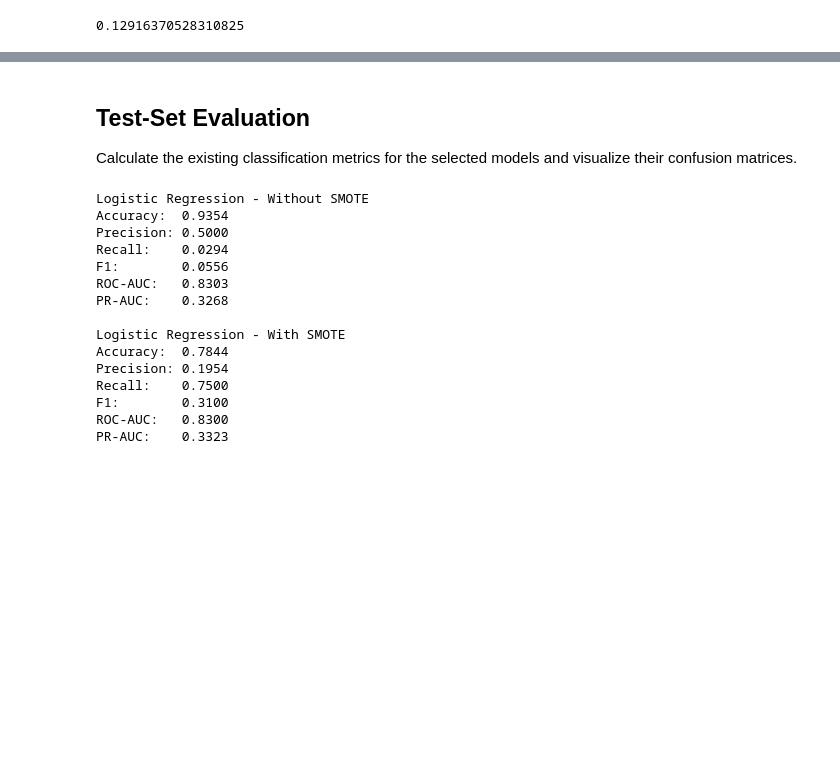
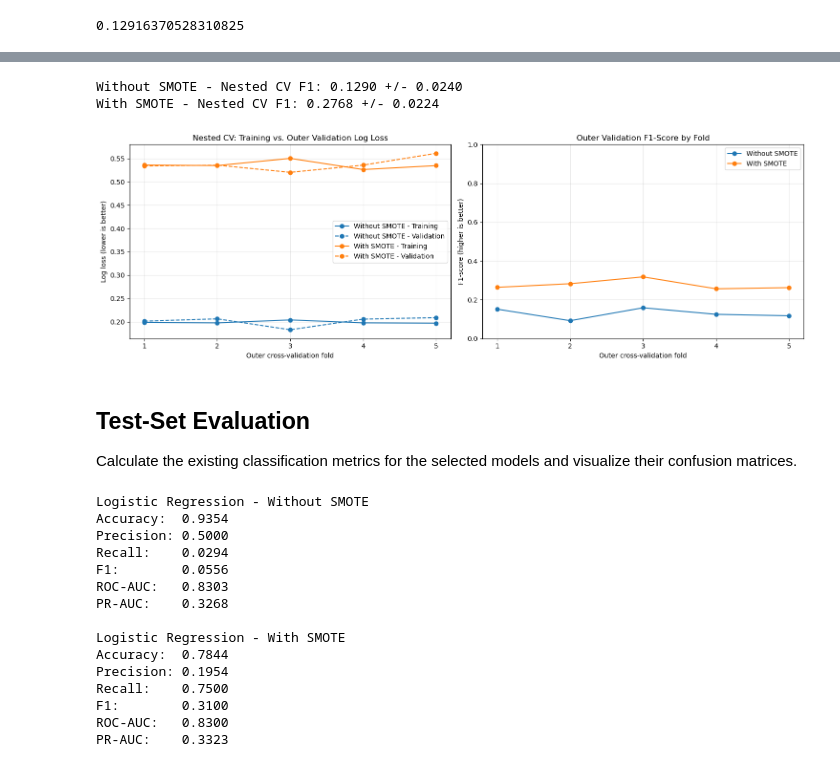
Before and after one commit to habib33-3/diabetes-detection-system, a Jupyter notebook: diadb.ipynb, the cells around one changed output, grey strips where cells are left out. Saved outputs shown, nothing was run; the diff lists cells and outputs as text; code cells hidden in the pictures; blank space fills up the shorter version.

```diff
--- a/diadb.ipynb
+++ b/diadb.ipynb
@@ -807,7 +807,8 @@ Define the existing search space and tune both pipeline variants using the train
 # %%
 param_grid = {
     "classifier__C": [0.01, 0.1, 1, 10, 100],
-    "classifier__solver": ["liblinear", "lbfgs"]
+    "classifier__solver": ["liblinear", "lbfgs"],
+    "classifier__max_iter": [20, 40, 50,100]
 }
 # %%
 from sklearn.model_selection import GridSearchCV
@@ -893,3 +900,71 @@ best_with_smote = grid_with_smote.best_estimator_
+# %%
+from sklearn.model_selection import cross_validate
+
+outer_cv = StratifiedKFold(n_splits=5, shuffle=True, random_state=2025)
+
+cv_comparison = {}
+for model_name, model in cv_models.items():
+    cv_comparison[model_name] = cross_validate(
+        model,
+        X_train,
+        y_train,
+        cv=outer_cv,
+        scoring={"f1": "f1", "neg_log_loss": "neg_log_loss"},
+        return_train_score=True,
+        n_jobs=1,
+    )
+# %%
+import numpy as np
+
+folds = np.arange(1, outer_cv.get_n_splits(X_train, y_train) + 1)
+colors = {"Without SMOTE": "tab:blue", "With SMOTE": "tab:orange"}
+
+fig, axes = plt.subplots(1, 2, figsize=(15, 5))
+
+for model_name, scores in cv_comparison.items():
+    color = colors[model_name]
+    train_loss = -scores["train_neg_log_loss"]
+    validation_loss = -scores["test_neg_log_loss"]
+
+    axes[0].plot(
+        folds, train_loss, marker="o", color=color, label=f"{model_name} - Training"
+    )
+    axes[0].plot(
+        folds,
+        validation_loss,
+        marker="o",
+        linestyle="--",
+        color=color,
+        label=f"{model_name} - Validation",
+    )
+    axes[1].plot(folds, scores["test_f1"], marker="o", color=color, label=model_name)
+
+    print(
+        f"{model_name} - Nested CV F1: "
+        f"{scores['test_f1'].mean():.4f} +/- {scores['test_f1'].std():.4f}"
+    )
+
+axes[0].set_title("Nested CV: Training vs. Outer Validation Log Loss")
+axes[0].set_xlabel("Outer cross-validation fold")
+axes[0].set_ylabel("Log loss (lower is better)")
+axes[0].set_xticks(folds)
+axes[0].legend()
+axes[0].grid(alpha=0.3)
+
+axes[1].set_title("Outer Validation F1-Score by Fold")
+axes[1].set_xlabel("Outer cross-validation fold")
+axes[1].set_ylabel("F1-score (higher is better)")
+axes[1].set_xticks(folds)
+axes[1].set_ylim(0, 1)
+axes[1].legend()
+axes[1].grid(alpha=0.3)
+
+plt.tight_layout()
+plt.show()
+# %% [output]
+Without SMOTE - Nested CV F1: 0.1290 +/- 0.0240
+With SMOTE - Nested CV F1: 0.2768 +/- 0.0224
+[figure, added]
 # %% [markdown]
 ## Test-Set Evaluation
 
```
Also changed, not shown: parts of 8 cells of this notebook.
